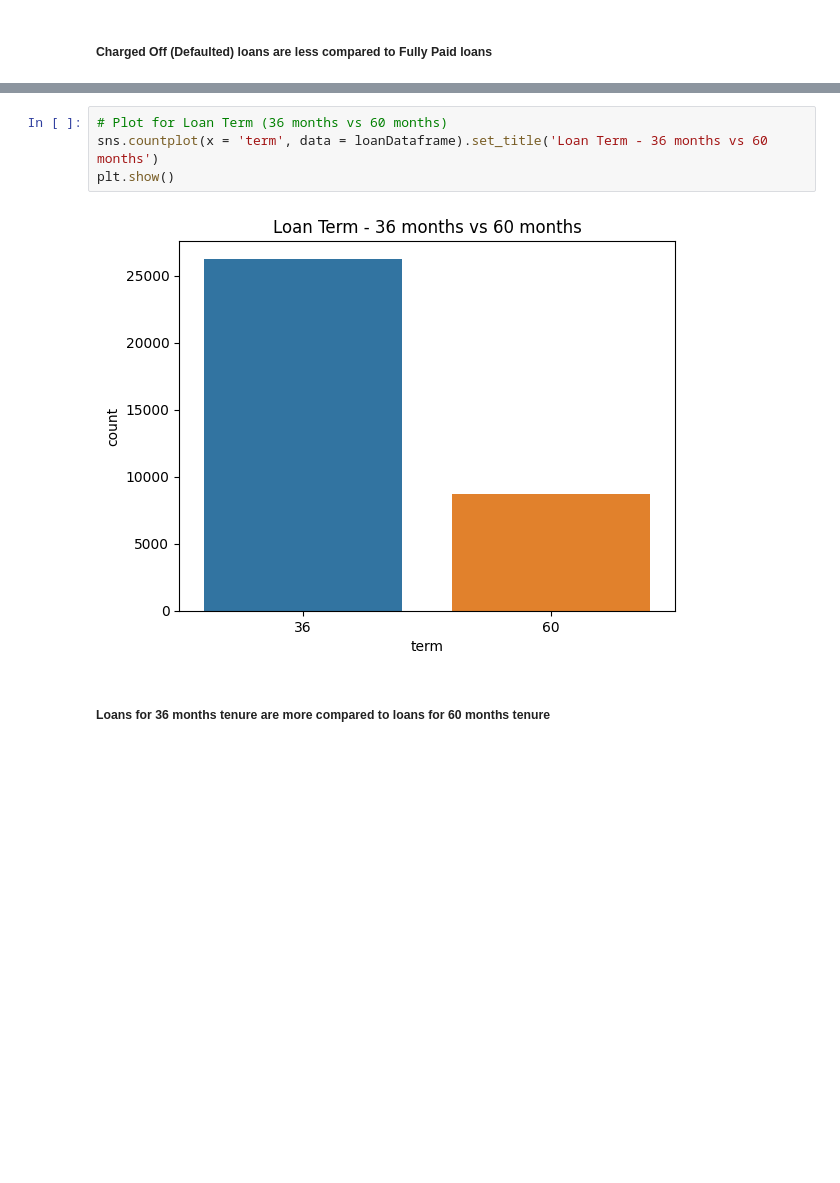
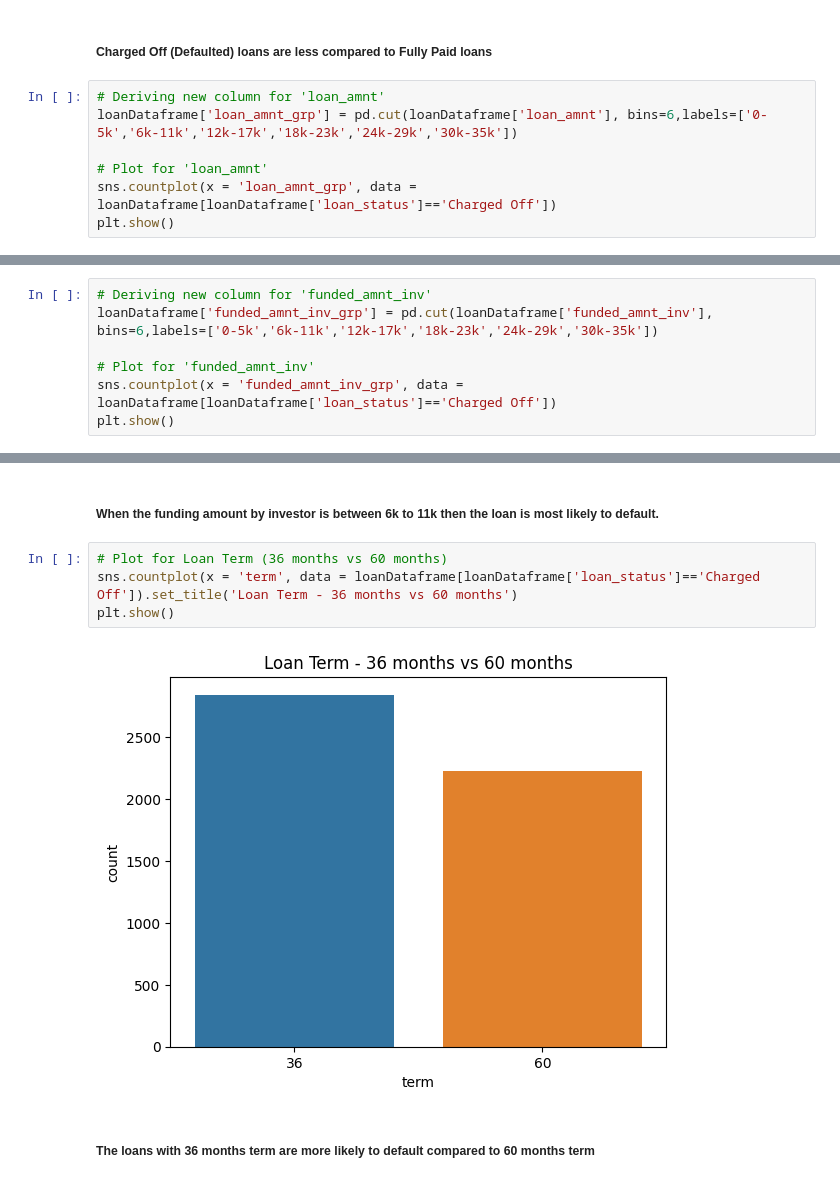
Before and after one commit to kumargauravb/LendingClubcasestudy, a Jupyter notebook: Kumar_Gaurav.ipynb, the cells around one changed output, grey strips where cells are left out. Cells and saved outputs as stored; diff of their text form; blank space fills up the shorter version.

```diff
--- a/Kumar_Gaurav.ipynb
+++ b/Kumar_Gaurav.ipynb
@@ -475,3 +475,10 @@ plt.show()
 [figure]
 # %% [markdown]
 ##### Charged Off (Defaulted) loans are less compared to Fully Paid loans
+# %%
+# Deriving new column for 'loan_amnt'
+loanDataframe['loan_amnt_grp'] = pd.cut(loanDataframe['loan_amnt'], bins=6,labels=['0-5k','6k-11k','12k-17k','18k-23k','24k-29k','30k-35k'])
+
+# Plot for 'loan_amnt'
+sns.countplot(x = 'loan_amnt_grp', data = loanDataframe[loanDataframe['loan_status']=='Charged Off'])
+plt.show()
@@ -477,0 +489,7 @@ plt.show()
+# %%
+# Deriving new column for 'funded_amnt_inv'
+loanDataframe['funded_amnt_inv_grp'] = pd.cut(loanDataframe['funded_amnt_inv'], bins=6,labels=['0-5k','6k-11k','12k-17k','18k-23k','24k-29k','30k-35k'])
+
+# Plot for 'funded_amnt_inv'
+sns.countplot(x = 'funded_amnt_inv_grp', data = loanDataframe[loanDataframe['loan_status']=='Charged Off'])
+plt.show()
@@ -478,8 +498,10 @@ plt.show()
+# %% [markdown]
+##### When the funding amount by investor is between 6k to 11k then the loan is most likely to default.
 # %%
 # Plot for Loan Term (36 months vs 60 months)
-sns.countplot(x = 'term', data = loanDataframe).set_title('Loan Term - 36 months vs 60 months')
+sns.countplot(x = 'term', data = loanDataframe[loanDataframe['loan_status']=='Charged Off']).set_title('Loan Term - 36 months vs 60 months')
 plt.show()
 # %% [output]
-[figure, old version]
+[figure, new version]
 # %% [markdown]
-##### Loans for 36 months tenure are more compared to loans for 60 months tenure
+##### The loans with 36 months term are more likely to default compared to 60 months term
```
Also changed, not shown: parts of 42 cells of this notebook.
